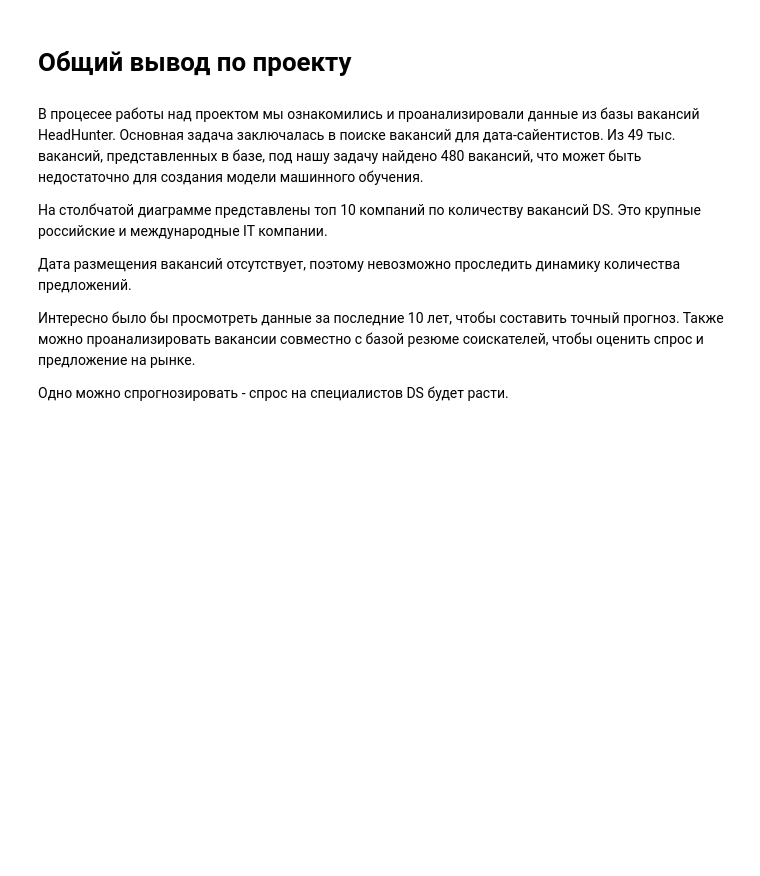
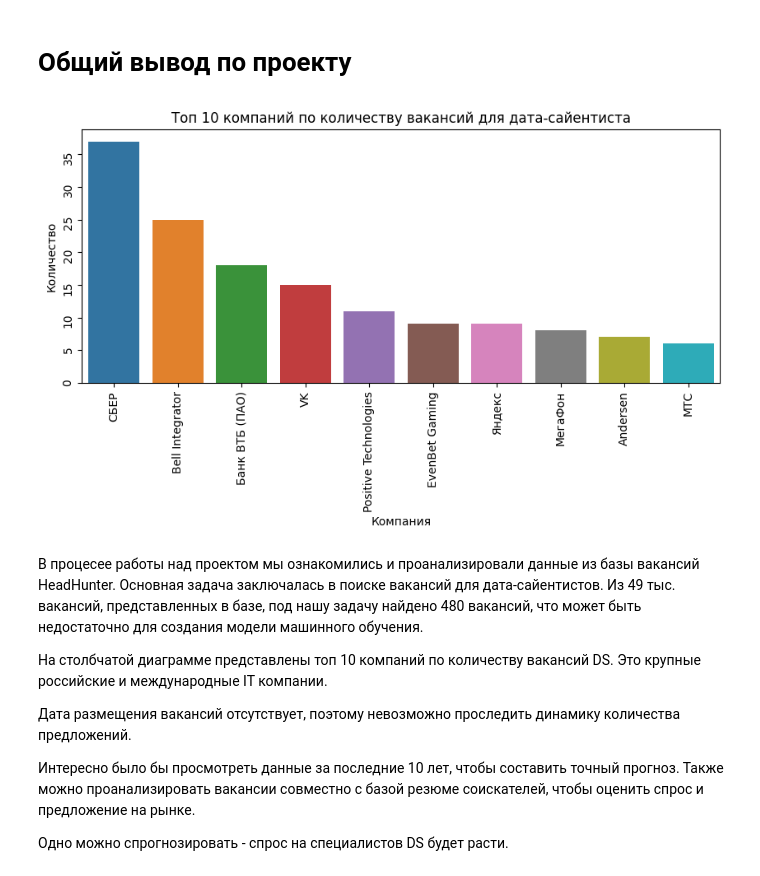
Before and after one commit to antonova-ts/SF_DATA_SCIENCE, a Jupyter notebook: project_2/Project_2.ipynb, the cells around one changed output. Cells and saved outputs as stored; diff of their text form; code cells hidden in the pictures; blank space fills up the shorter version.

```diff
--- a/project_2/Project_2.ipynb
+++ b/project_2/Project_2.ipynb
@@ -686,46 +685,46 @@ df_6_6
 # Проведем дополнительное исследование
 
 import matplotlib.pyplot as plt
-import plotly.express as px
+import seaborn as sns
 
 # Выведем топ 10 компаний по количеству вакансий для дата-сайентиста
 query = f'''select
                     emp.name "Компания",
                     count(*) "Количество"
                 from
                     employers emp
                     join vacancies vac on emp.id = vac.employer_id
                 where
                     /*условие выборки по ключевым словам*/
                     (lower(vac.name) like '%data scientist%'
                     or lower(vac.name) like '%data science%'
                     or lower(vac.name) like '%исследователь данных%'
                     or (vac.name like '%ML%' and lower(vac.name) not like '%html%')
                     or lower(vac.name) like '%machine learning%'
                     or lower(vac.name) like '%машинн%обучен%')
                 group by emp.id
                 order by 2 desc
                 limit 10
          '''
 
 # Результат запроса
 df = pd.read_sql_query(query, connection)
 
 # Построим столбчатую диаграмму
-fig = px.bar(
-    data_frame=df,
+fig = plt.figure(figsize=(10, 4))
+barplot = sns.barplot(
+    data=df,
     x='Компания',
     y='Количество',
-    color='Компания',
-    height=500,
-    width=1000,
-    title='Топ 10 компаний по количеству вакансий для дата-сайентиста'
+    hue='Компания'
 )
-fig.show()
-
+barplot.set_title('Топ 10 компаний по количеству вакансий для дата-сайентиста')
+barplot.tick_params(labelrotation=90);
 
 # Закрываем соединение
 connection.close()
+# %% [output]
+[figure, added]
 # %% [markdown]
 В процесее работы над проектом мы ознакомились и проанализировали данные из базы вакансий HeadHunter. Основная задача заключалась в поиске вакансий для дата-сайентистов. Из 49 тыс. вакансий, представленных в базе, под нашу задачу найдено 480 вакансий, что может быть недостаточно для создания модели машинного обучения.
 
```
Also changed, not shown: parts of 6 cells of this notebook.
